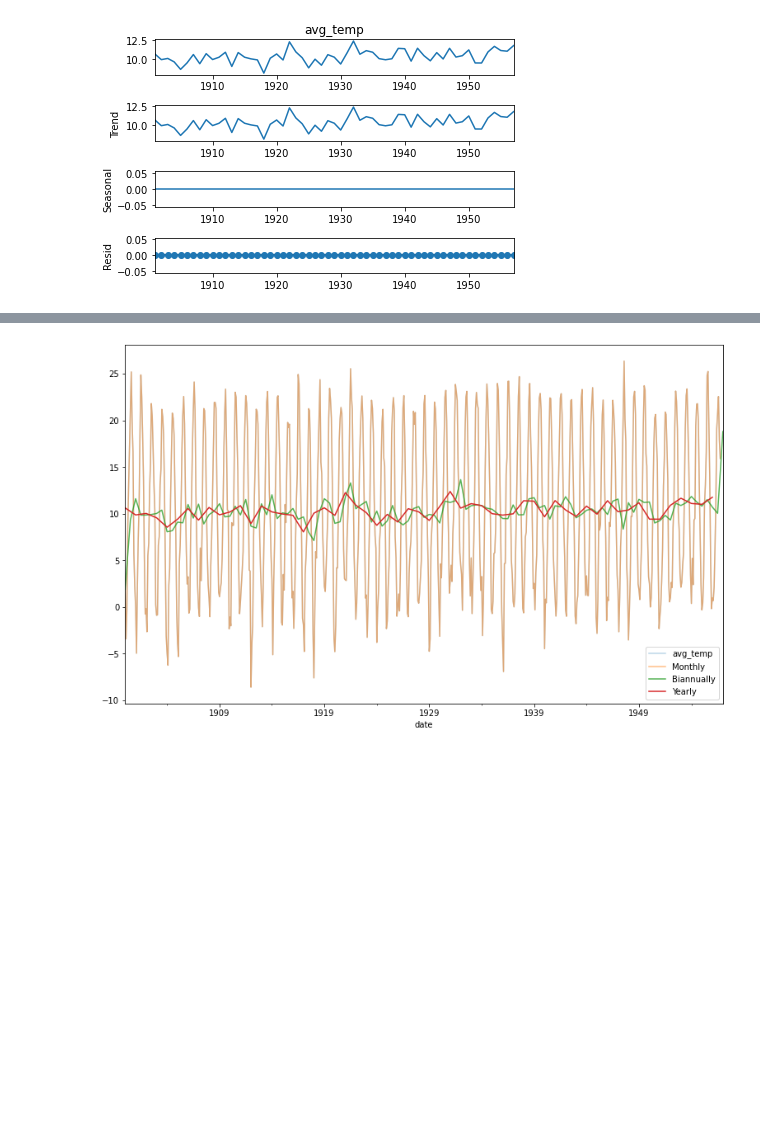
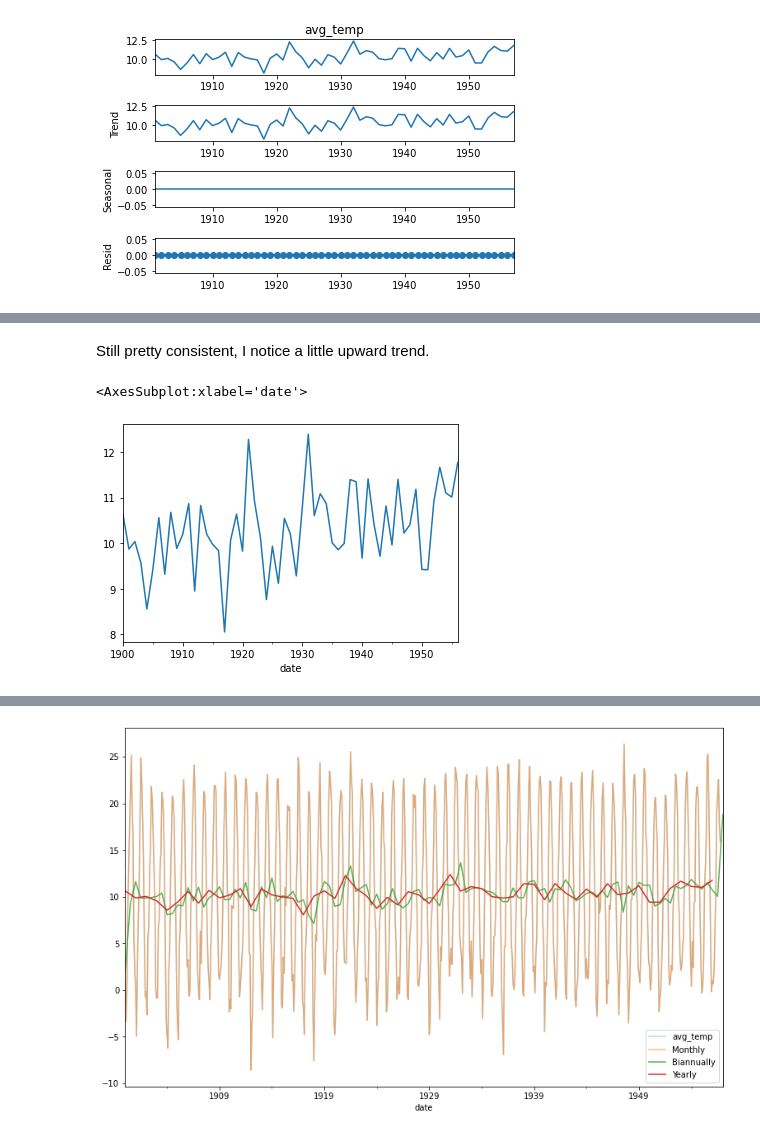
Before and after one commit to annah-vu/time-series-exercises, a Jupyter notebook: climate_mini_project.ipynb, the cells around one changed output, grey strips where cells are left out. Cells and saved outputs as stored; diff of their text form; code cells hidden in the pictures; blank space fills up the shorter version.

```diff
--- a/climate_mini_project.ipynb
+++ b/climate_mini_project.ipynb
@@ -156,0 +178,7 @@ y = train.avg_temp
+# %% [markdown]
+Still pretty consistent, I notice a little upward trend.
+# %%
+y.resample('Y').mean().plot()
+# %% [output]
+<AxesSubplot:xlabel='date'>
+[figure, added]
```
Also changed, not shown: parts of 14 cells of this notebook.
